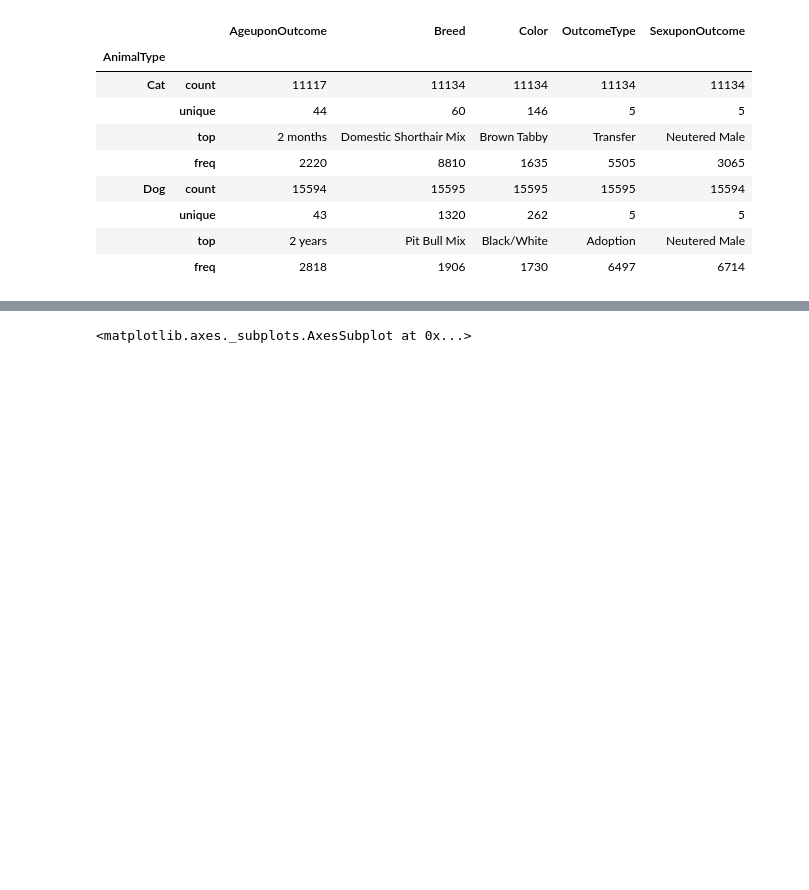
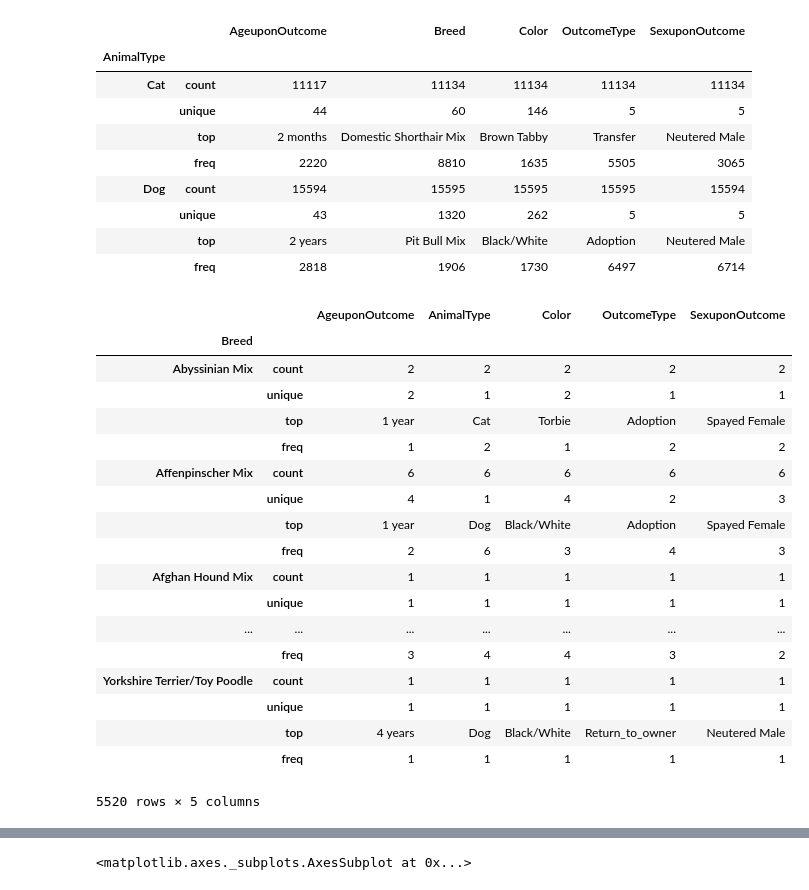
Before and after one commit to iterativo/machine-learning-nanodegree, a Jupyter notebook: projects/capstone/project/capstone_notebook.ipynb, the cells around one changed output, grey strips where cells are left out. Saved outputs shown, nothing was run; the diff lists cells and outputs as text; code cells hidden in the pictures; blank space fills up the shorter version.

Commit message:
Preprocess data

```diff
--- a/projects/capstone/project/capstone_notebook.ipynb
+++ b/projects/capstone/project/capstone_notebook.ipynb
@@ -101,3 +114,26 @@ animaltype_groupby.describe()
 |  | unique | 43 | 1320 | 262 | 5 | 5 |
 |  | top | 2 years | Pit Bull Mix | Black/White | Adoption | Neutered Male |
 |  | freq | 2818 | 1906 | 1730 | 6497 | 6714 |
+# %%
+breed_groupby = train_data.groupby('Breed')
+breed_groupby.describe()
+# %% [output]
+|  |  | AgeuponOutcome | AnimalType | Color | OutcomeType | SexuponOutcome |
+| Breed |  |  |  |  |  |  |
+| Abyssinian Mix | count | 2 | 2 | 2 | 2 | 2 |
+|  | unique | 2 | 1 | 2 | 1 | 1 |
+|  | top | 1 year | Cat | Torbie | Adoption | Spayed Female |
+|  | freq | 1 | 2 | 1 | 2 | 2 |
+| Affenpinscher Mix | count | 6 | 6 | 6 | 6 | 6 |
+|  | unique | 4 | 1 | 4 | 2 | 3 |
+|  | top | 1 year | Dog | Black/White | Adoption | Spayed Female |
+|  | freq | 2 | 6 | 3 | 4 | 3 |
+| Afghan Hound Mix | count | 1 | 1 | 1 | 1 | 1 |
+|  | unique | 1 | 1 | 1 | 1 | 1 |
+| ... | ... | ... | ... | ... | ... | ... |
+|  | freq | 3 | 4 | 4 | 3 | 2 |
+| Yorkshire Terrier/Toy Poodle | count | 1 | 1 | 1 | 1 | 1 |
+|  | unique | 1 | 1 | 1 | 1 | 1 |
+|  | top | 4 years | Dog | Black/White | Return_to_owner | Neutered Male |
+|  | freq | 1 | 1 | 1 | 1 | 1 |
+5520 rows × 5 columns
```
Also changed, not shown: parts of 20 cells of this notebook.
